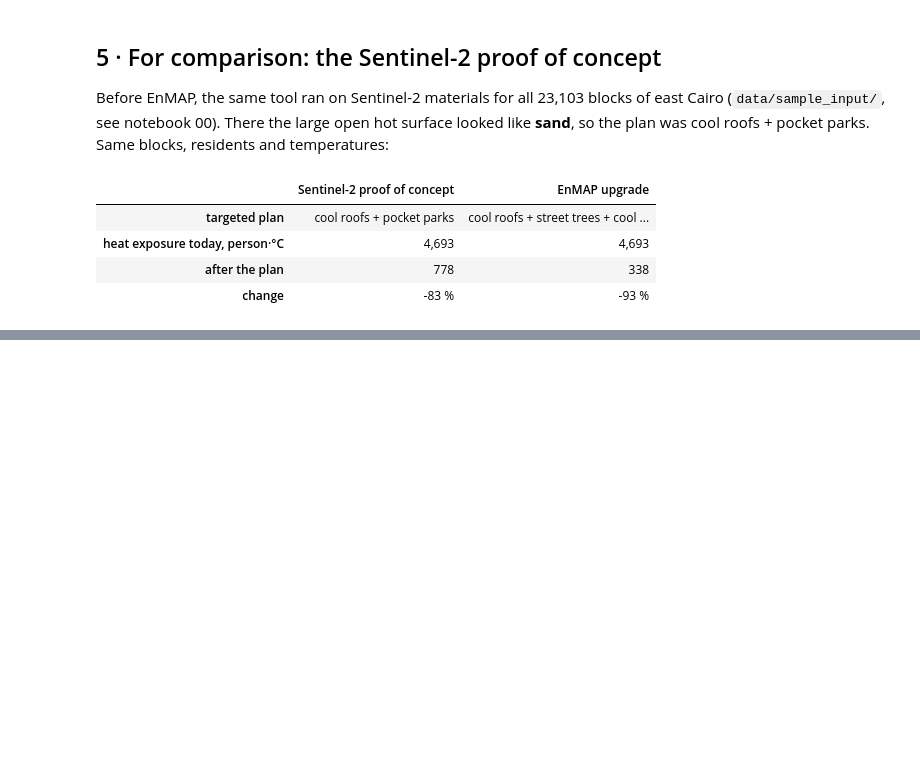
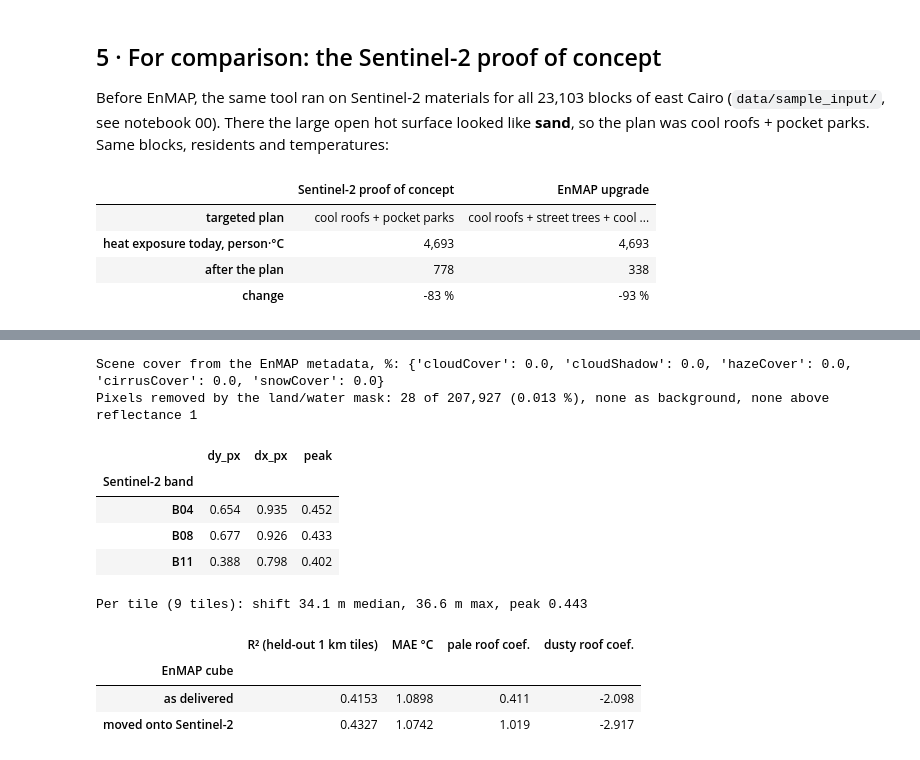
Before and after one commit to mohamedEsmat/CoolCairo, a Jupyter notebook: analysis/notebooks/07_upgrade_results.ipynb, the cells around one changed output, grey strips where cells are left out. Cells and saved outputs as stored; diff of their text form; code cells hidden in the pictures; blank space fills up the shorter version.

```diff
--- a/analysis/notebooks/07_upgrade_results.ipynb
+++ b/analysis/notebooks/07_upgrade_results.ipynb
@@ -274,0 +323,27 @@ pd.DataFrame({
+# %%
+masks, coreg = refinement["masks"], refinement["coregistration"]
+print("Scene cover from the EnMAP metadata, %:", masks["scene_cover_pct_from_metadata"])
+print(f"Pixels removed by the land/water mask: {masks['removed_as_water']} of {masks['pixels_on_grid']:,} "
+      f"({masks['removed_pct']} %), none as background, none above reflectance 1")
+print()
+display(pd.DataFrame(coreg["whole_area"]).T.rename_axis("Sentinel-2 band"))
+print(f"Per tile ({coreg['tiles']} tiles): shift {coreg['tile_shift_m_median']} m median, "
+      f"{coreg['tile_shift_m_max']} m max, peak {coreg['tile_peak_median']}")
+test = coreg["heat_model_shift_test"]
+pd.DataFrame({k: {"R² (held-out 1 km tiles)": v["r2_spatial_cv"], "MAE °C": v["mae_c"],
+                  "pale roof coef.": v["coefficients"]["Pale roof"],
+                  "dusty roof coef.": v["coefficients"]["Dusty roof"]}
+              for k, v in test.items() if k != "shift_px"}).T.rename_axis("EnMAP cube")
+# %% [output]
+Scene cover from the EnMAP metadata, %: {'cloudCover': 0.0, 'cloudShadow': 0.0, 'hazeCover': 0.0, 'cirrusCover': 0.0, 'snowCover': 0.0}
+Pixels removed by the land/water mask: 28 of 207,927 (0.013 %), none as background, none above reflectance 1
+|  | dy_px | dx_px | peak |
+| Sentinel-2 band |  |  |  |
+| B04 | 0.654 | 0.935 | 0.452 |
+| B08 | 0.677 | 0.926 | 0.433 |
+| B11 | 0.388 | 0.798 | 0.402 |
+Per tile (9 tiles): shift 34.1 m median, 36.6 m max, peak 0.443
+|  | R² (held-out 1 km tiles) | MAE °C | pale roof coef. | dusty roof coef. |
+| EnMAP cube |  |  |  |  |
+| as delivered | 0.4153 | 1.0898 | 0.411 | -2.098 |
+| moved onto Sentinel-2 | 0.4327 | 1.0742 | 1.019 | -2.917 |
```
Also changed, not shown: parts of 8 cells of this notebook.
